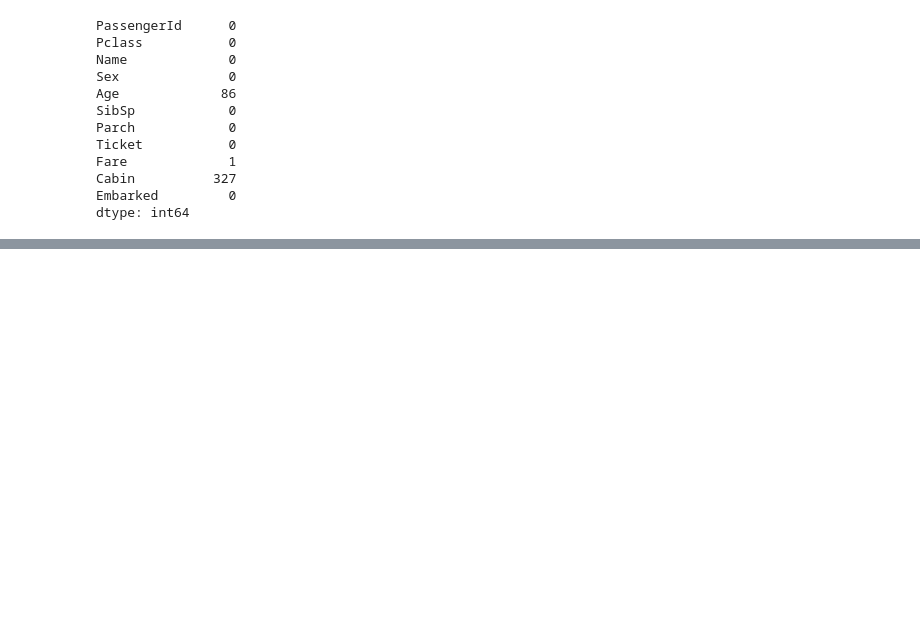
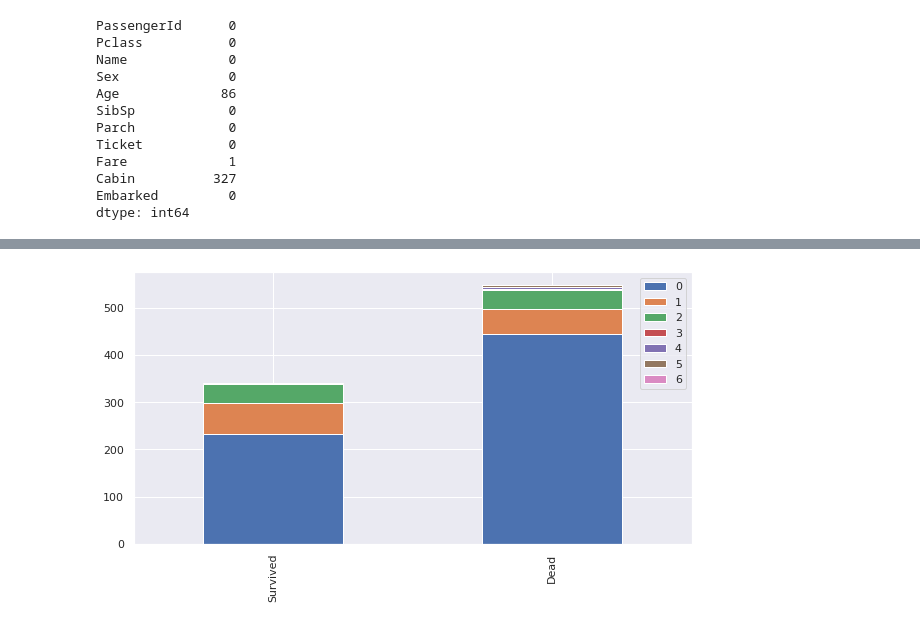
Before and after one commit to Zaedul-Islam/Kaggle, a Jupyter notebook: Titanic - Machine Learning from Disaster/Titanic.ipynb, the cells around one changed output, grey strips where cells are left out. Cells and saved outputs as stored; diff of their text form; code cells hidden in the pictures; blank space fills up the shorter version.

```diff
--- a/Titanic - Machine Learning from Disaster/Titanic.ipynb
+++ b/Titanic - Machine Learning from Disaster/Titanic.ipynb
@@ -137,0 +177,4 @@ dtype: int64
+# %%
+drawBarChart('Parch')
+# %% [output]
+[figure, added]
```
Also changed, not shown: parts of 12 cells of this notebook.
